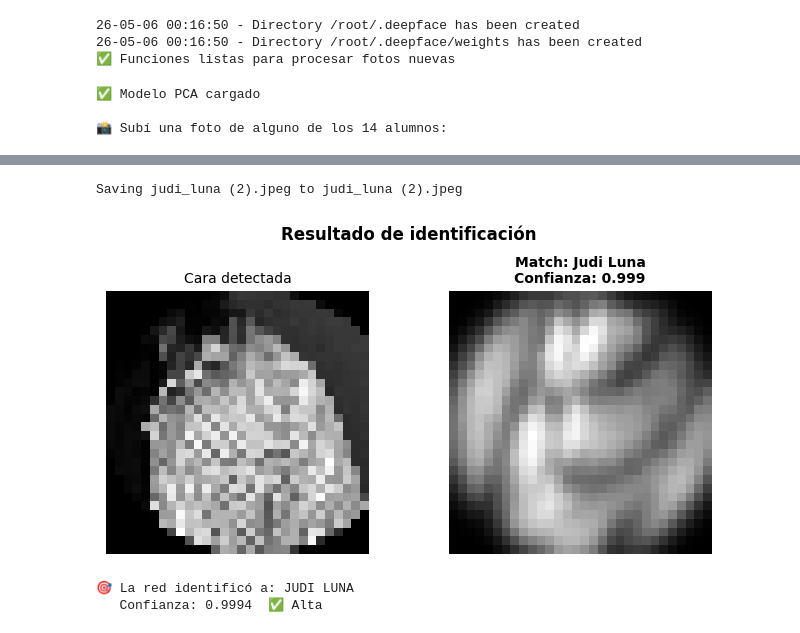
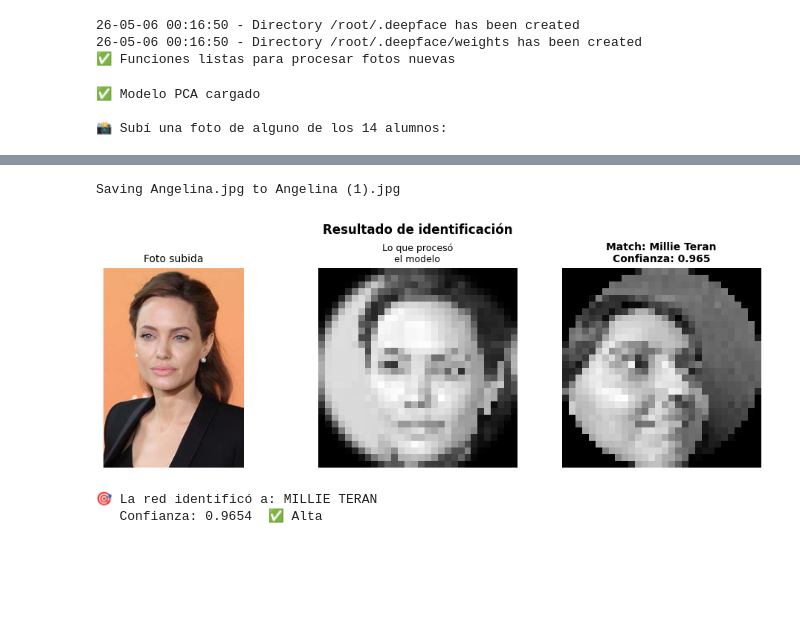
Before and after one commit to mariangelesalomar-sudo/eigenfaces-dma-grupo-1, a Jupyter notebook: GRUPO_1__zBackPropagation_multiclase.ipynb, the cells around one changed output, grey strips where cells are left out. Saved outputs shown, nothing was run; the diff lists cells and outputs as text; code cells hidden in the pictures; blank space fills up the shorter version.

```diff
--- a/GRUPO_1__zBackPropagation_multiclase.ipynb
+++ b/GRUPO_1__zBackPropagation_multiclase.ipynb
@@ -816,53 +816,60 @@ if cara is not None:
     vector        = cara.flatten().astype(float)
     proyeccion    = pca_cargado.transform([vector])   # shape (1, 80)
 
     # ── 5. Armar el DataFrame que espera predecir() ──────────
     data_nueva = {campos[i]: [proyeccion[0, i]] for i in range(n_componentes)}
     data_nueva["y"] = ["desconocido"]   # placeholder
     df_foto = pl.DataFrame(data_nueva)
 
     # ── 6. Predecir con la red neuronal ──────────────────────
     mp_frio = multiperceptron()
     mp_frio.cargar_modelo(carpeta)
 
     (y_hat, y_raw, _) = mp_frio.predecir(
         df_new=df_foto,
         campos=campos,
         clase="y"
     )
 
     alumno_predicho = y_hat[0].replace("_", " ").title()
     confianza_red   = y_raw[0]
 
-    # ── 7. Mostrar resultado ──────────────────────────────────
-    fig, axes = plt.subplots(1, 2, figsize=(7, 3.5))
+  # ── 7. Mostrar resultado ──────────────────────────────────────
 
-    # Foto recortada
-    axes[0].imshow(cara, cmap="gray")
-    axes[0].set_title("Cara detectada", fontsize=10)
-    axes[0].axis("off")
+fig, axes = plt.subplots(1, 3, figsize=(10, 3.5))  # 3 columnas en vez de 2
 
-    # Cara representativa del alumno predicho
-    alumno_key = y_hat[0]
-    imagenes_repr = np.load(f"{CARPETA_DATOS}/imagenes_repr.npz")
-    if alumno_key in imagenes_repr:
-        axes[1].imshow(imagenes_repr[alumno_key], cmap="gray")
-    axes[1].set_title(f"Match: {alumno_predicho}\nConfianza: {confianza_red:.3f}",
-                      fontsize=10, fontweight="bold")
-    axes[1].axis("off")
+# Columna 1: foto original en color
+imagen_rgb = cv2.cvtColor(imagen, cv2.COLOR_BGR2RGB)
+axes[0].imshow(imagen_rgb)
+axes[0].set_title("Foto subida", fontsize=10)
+axes[0].axis("off")
 
-    plt.suptitle("Resultado de identificación", fontsize=12, fontweight="bold")
-    plt.tight_layout()
-    plt.show()
+# Columna 2: cara recortada (lo que vio el modelo)
+axes[1].imshow(cara, cmap="gray")
+axes[1].set_title("Lo que procesó\nel modelo", fontsize=9)
+axes[1].axis("off")
 
-    print(f"\n🎯 La red identificó a: {alumno_predicho.upper()}")
-    print(f"   Confianza: {confianza_red:.4f}  {'✅ Alta' if confianza_red >= 0.85 else '⚠️ Baja — posible desconocido'}")
+# Columna 3: cara representativa del alumno predicho
+alumno_key = y_hat[0]
+imagenes_repr = np.load(f"{CARPETA_DATOS}/imagenes_repr.npz")
+if alumno_key in imagenes_repr:
+    axes[2].imshow(imagenes_repr[alumno_key], cmap="gray")
+axes[2].set_title(f"Match: {alumno_predicho}\nConfianza: {confianza_red:.3f}",
+                  fontsize=10, fontweight="bold")
+axes[2].axis("off")
+
+plt.suptitle("Resultado de identificación", fontsize=12, fontweight="bold")
+plt.tight_layout()
+plt.show()
+
+print(f"\n🎯 La red identificó a: {alumno_predicho.upper()}")
+print(f"   Confianza: {confianza_red:.4f}  {'✅ Alta' if confianza_red >= 0.85 else '⚠️ Baja — posible desconocido'}")
 # %% [output]
 ✅ Modelo PCA cargado
 
 📸 Subí una foto de alguno de los 14 alumnos:
 [interactive output not drawn]
-Saving judi_luna (2).jpeg to judi_luna (2).jpeg
+Saving Angelina.jpg to Angelina (1).jpg
-[figure, old version]
+[figure, new version]
-🎯 La red identificó a: JUDI LUNA
-   Confianza: 0.9994  ✅ Alta
+🎯 La red identificó a: MILLIE TERAN
+   Confianza: 0.9654  ✅ Alta
```
